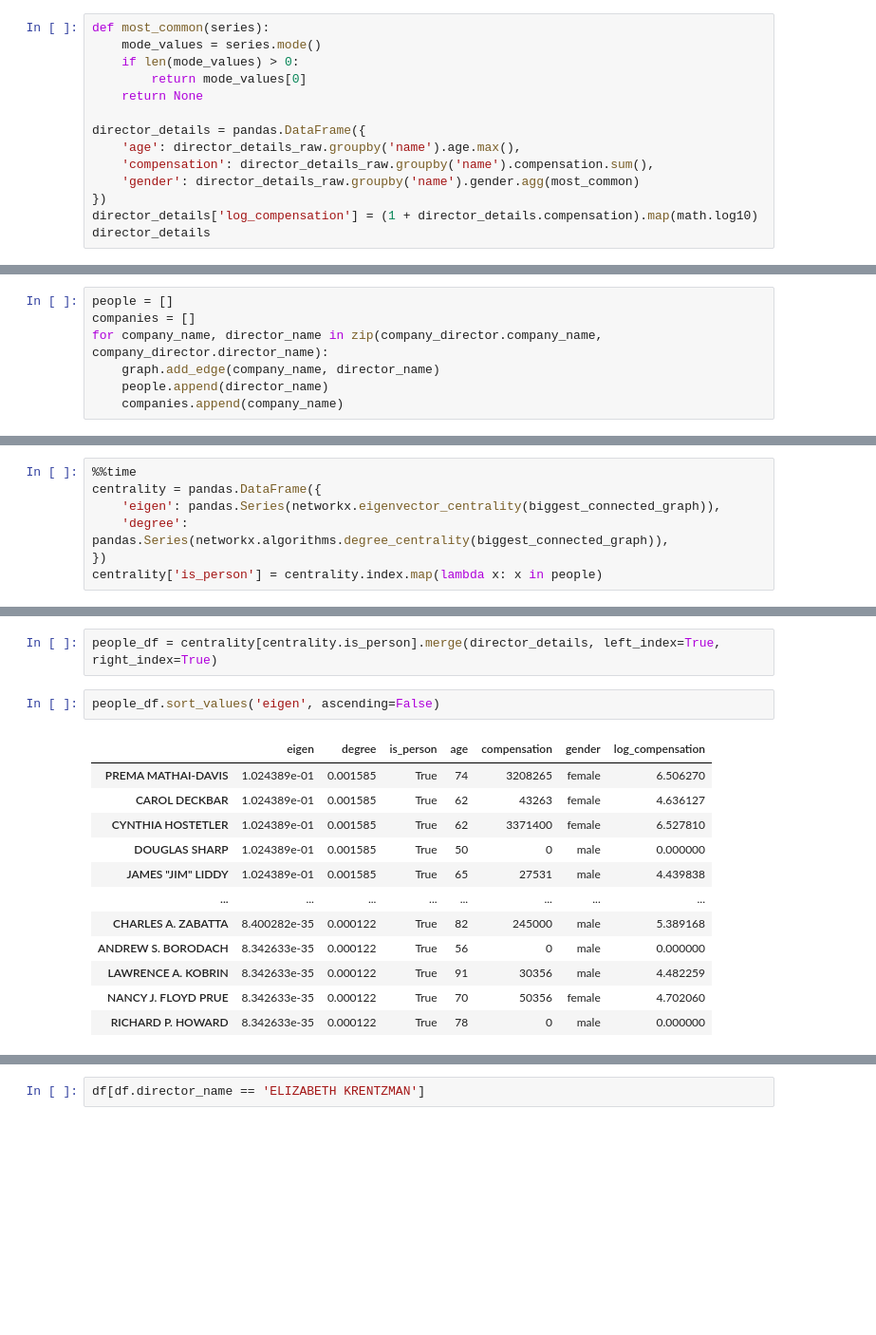
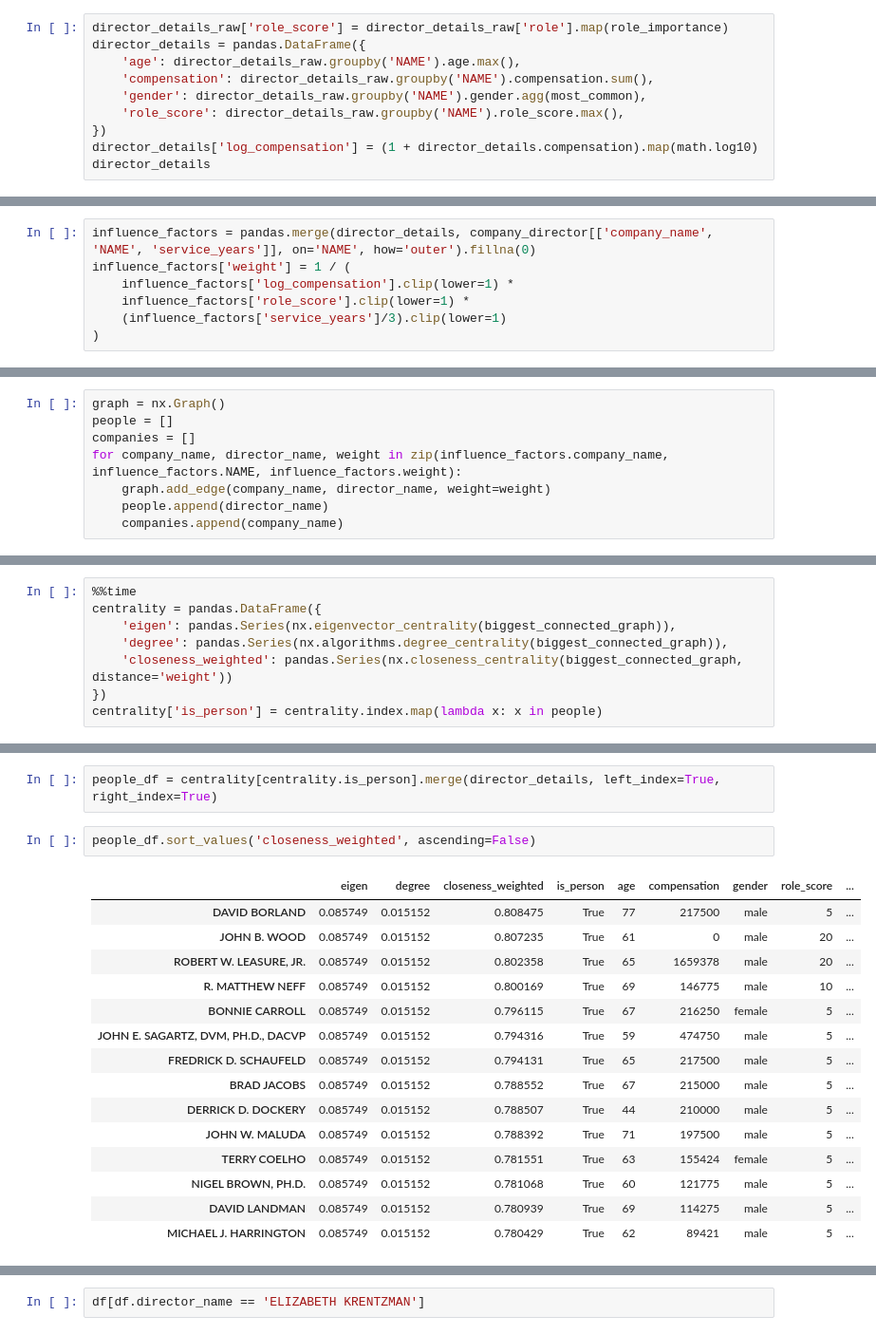
Before and after one commit to MQ-COMP2200-COMP6200/assignment-3-Mahdi3M, a Jupyter notebook: directors-network.ipynb, the cells around one changed output, grey strips where cells are left out. Shown at 95% size. Drawn from its saved outputs; the diff is of its cells as text; blank space fills up the shorter version.

```diff
--- a/directors-network.ipynb
+++ b/directors-network.ipynb
@@ -155,14 +175,10 @@ company_director.sample(5)
 # %%
-def most_common(series):
-    mode_values = series.mode()
-    if len(mode_values) > 0:
-        return mode_values[0]
-    return None
-
+director_details_raw['role_score'] = director_details_raw['role'].map(role_importance)
 director_details = pandas.DataFrame({
-    'age': director_details_raw.groupby('name').age.max(),
-    'compensation': director_details_raw.groupby('name').compensation.sum(),
-    'gender': director_details_raw.groupby('name').gender.agg(most_common)
+    'age': director_details_raw.groupby('NAME').age.max(),
+    'compensation': director_details_raw.groupby('NAME').compensation.sum(),
+    'gender': director_details_raw.groupby('NAME').gender.agg(most_common),
+    'role_score': director_details_raw.groupby('NAME').role_score.max(),
 })
 director_details['log_compensation'] = (1 + director_details.compensation).map(math.log10)
 director_details
@@ -183,0 +200,7 @@ director_details
+# %%
+influence_factors = pandas.merge(director_details, company_director[['company_name', 'NAME', 'service_years']], on='NAME', how='outer').fillna(0)
+influence_factors['weight'] = 1 / (
+    influence_factors['log_compensation'].clip(lower=1) *
+    influence_factors['role_score'].clip(lower=1) *
+    (influence_factors['service_years']/3).clip(lower=1)
+)
@@ -224,8 +254,9 @@ graph = nx.Graph()
 # %%
+graph = nx.Graph()
 people = []
 companies = []
-for company_name, director_name in zip(company_director.company_name, company_director.director_name):
-    graph.add_edge(company_name, director_name)
+for company_name, director_name, weight in zip(influence_factors.company_name, influence_factors.NAME, influence_factors.weight):
+    graph.add_edge(company_name, director_name, weight=weight)
     people.append(director_name)
     companies.append(company_name)
 # %%
@@ -233,8 +264,9 @@ biggest_connected_graph = graph.subgraph(list(networkx.connected_components(grap
 # %%
 %%time
 centrality = pandas.DataFrame({
-    'eigen': pandas.Series(networkx.eigenvector_centrality(biggest_connected_graph)),
-    'degree': pandas.Series(networkx.algorithms.degree_centrality(biggest_connected_graph)),
+    'eigen': pandas.Series(nx.eigenvector_centrality(biggest_connected_graph)),
+    'degree': pandas.Series(nx.algorithms.degree_centrality(biggest_connected_graph)),
+    'closeness_weighted': pandas.Series(nx.closeness_centrality(biggest_connected_graph, distance='weight'))
 })
 centrality['is_person'] = centrality.index.map(lambda x: x in people)
 # %% [output]
@@ -243,17 +275,20 @@ Wall time: 4.03 s
 # %%
 people_df = centrality[centrality.is_person].merge(director_details, left_index=True, right_index=True)
 # %%
-people_df.sort_values('eigen', ascending=False)
+people_df.sort_values('closeness_weighted', ascending=False)
 # %% [output]
-|  | eigen | degree | is_person | age | compensation | gender | log_compensation |
-| PREMA MATHAI-DAVIS | 1.024389e-01 | 0.001585 | True | 74 | 3208265 | female | 6.506270 |
-| CAROL DECKBAR | 1.024389e-01 | 0.001585 | True | 62 | 43263 | female | 4.636127 |
-| CYNTHIA HOSTETLER | 1.024389e-01 | 0.001585 | True | 62 | 3371400 | female | 6.527810 |
-| DOUGLAS SHARP | 1.024389e-01 | 0.001585 | True | 50 | 0 | male | 0.000000 |
-| JAMES "JIM" LIDDY | 1.024389e-01 | 0.001585 | True | 65 | 27531 | male | 4.439838 |
-| ... | ... | ... | ... | ... | ... | ... | ... |
-| CHARLES A. ZABATTA | 8.400282e-35 | 0.000122 | True | 82 | 245000 | male | 5.389168 |
-| ANDREW S. BORODACH | 8.342633e-35 | 0.000122 | True | 56 | 0 | male | 0.000000 |
-| LAWRENCE A. KOBRIN | 8.342633e-35 | 0.000122 | True | 91 | 30356 | male | 4.482259 |
-| NANCY J. FLOYD PRUE | 8.342633e-35 | 0.000122 | True | 70 | 50356 | female | 4.702060 |
-| RICHARD P. HOWARD | 8.342633e-35 | 0.000122 | True | 78 | 0 | male | 0.000000 |
+|  | eigen | degree | closeness_weighted | is_person | age | compensation | gender | role_score | ... |
+| DAVID BORLAND | 0.085749 | 0.015152 | 0.808475 | True | 77 | 217500 | male | 5 | ... |
+| JOHN B. WOOD | 0.085749 | 0.015152 | 0.807235 | True | 61 | 0 | male | 20 | ... |
+| ROBERT W. LEASURE, JR. | 0.085749 | 0.015152 | 0.802358 | True | 65 | 1659378 | male | 20 | ... |
+| R. MATTHEW NEFF | 0.085749 | 0.015152 | 0.800169 | True | 69 | 146775 | male | 10 | ... |
+| BONNIE CARROLL | 0.085749 | 0.015152 | 0.796115 | True | 67 | 216250 | female | 5 | ... |
+| JOHN E. SAGARTZ, DVM, PH.D., DACVP | 0.085749 | 0.015152 | 0.794316 | True | 59 | 474750 | male | 5 | ... |
+| FREDRICK D. SCHAUFELD | 0.085749 | 0.015152 | 0.794131 | True | 65 | 217500 | male | 5 | ... |
+| BRAD JACOBS | 0.085749 | 0.015152 | 0.788552 | True | 67 | 215000 | male | 5 | ... |
+| DERRICK D. DOCKERY | 0.085749 | 0.015152 | 0.788507 | True | 44 | 210000 | male | 5 | ... |
+| JOHN W. MALUDA | 0.085749 | 0.015152 | 0.788392 | True | 71 | 197500 | male | 5 | ... |
+| TERRY COELHO | 0.085749 | 0.015152 | 0.781551 | True | 63 | 155424 | female | 5 | ... |
+| NIGEL BROWN, PH.D. | 0.085749 | 0.015152 | 0.781068 | True | 60 | 121775 | male | 5 | ... |
+| DAVID LANDMAN | 0.085749 | 0.015152 | 0.780939 | True | 69 | 114275 | male | 5 | ... |
+| MICHAEL J. HARRINGTON | 0.085749 | 0.015152 | 0.780429 | True | 62 | 89421 | male | 5 | ... |
```
Also changed, not shown: parts of 11 cells of this notebook.
